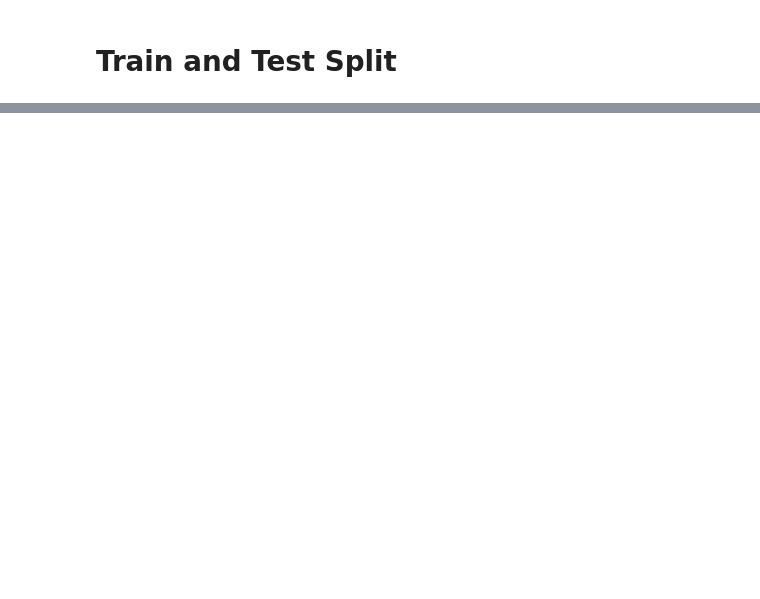
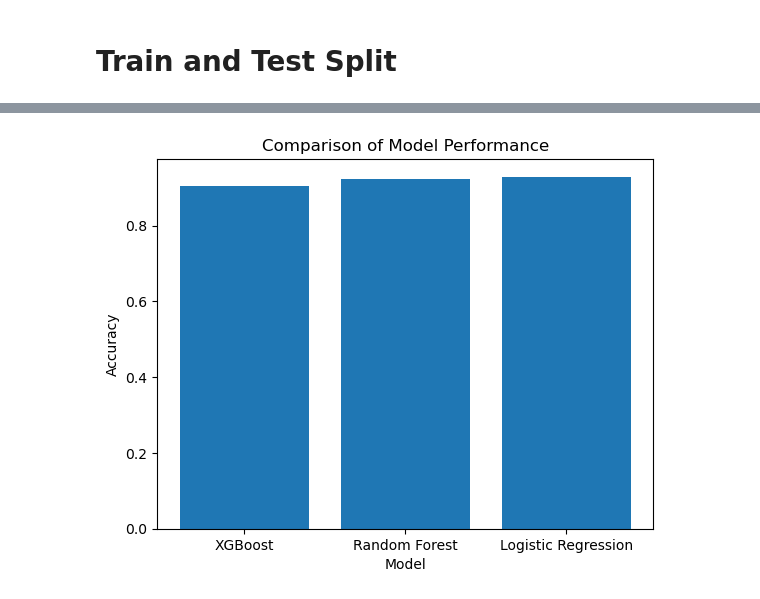
Before and after one commit to pierandreamorelli/FraudDetection, a Jupyter notebook: fraud-detection.ipynb, the cells around one changed output, grey strips where cells are left out. Drawn from its saved outputs; the diff is of its cells as text; code cells hidden in the pictures; blank space fills up the shorter version.

Commit message:
model comp

```diff
--- a/fraud-detection.ipynb
+++ b/fraud-detection.ipynb
@@ -116,3 +86,0 @@ y_test = y_test.to_numpy()
-# %%
-X_train = X_train.reshape(X_train.shape[0], X_train.shape[1], 1)
-X_test = X_test.reshape(X_test.shape[0], X_test.shape[1], 1)
@@ -215,0 +112,5 @@ plotLearningCurve(history,20)
+# %%
+from sklearn.metrics import accuracy_score
+# Evaluate the model
+accuracy1 = accuracy_score(y_test, predictions_binary)
+print("Accuracy: ", accuracy1)
@@ -215,0 +121,9 @@ plotLearningCurve(history,20)
+# %%
+from sklearn.ensemble import RandomForestClassifier
+
+rfc = RandomForestClassifier(n_estimators=100, random_state=42)
+rfc.fit(X_train, y_train)
+y_pred = rfc.predict(X_test)
+
+accuracy2 = accuracy_score(y_test, y_pred)
+print("Accuracy:", accuracy2)
@@ -215,0 +134,10 @@ plotLearningCurve(history,20)
+# %%
+from sklearn.linear_model import LogisticRegression
+
+lr = LogisticRegression(random_state=42)
+lr.fit(X_train, y_train)
+y_pred2 = lr.predict(X_test)
+
+accuracy3 = accuracy_score(y_test, y_pred2)
+
+print(accuracy3)
@@ -215,0 +153,12 @@ plotLearningCurve(history,20)
+# %%
+# Plot the accuracy of the two models
+models = ['XGBoost', 'Random Forest', 'Logistic Regression']
+accuracies = [accuracy1, accuracy2, accuracy3]
+
+plt.bar(models, accuracies)
+plt.xlabel('Model')
+plt.ylabel('Accuracy')
+plt.title('Comparison of Model Performance')
+plt.show()
+# %% [output]
+[figure, added]
```
Also changed, not shown: parts of 38 cells of this notebook, 1 other file.
